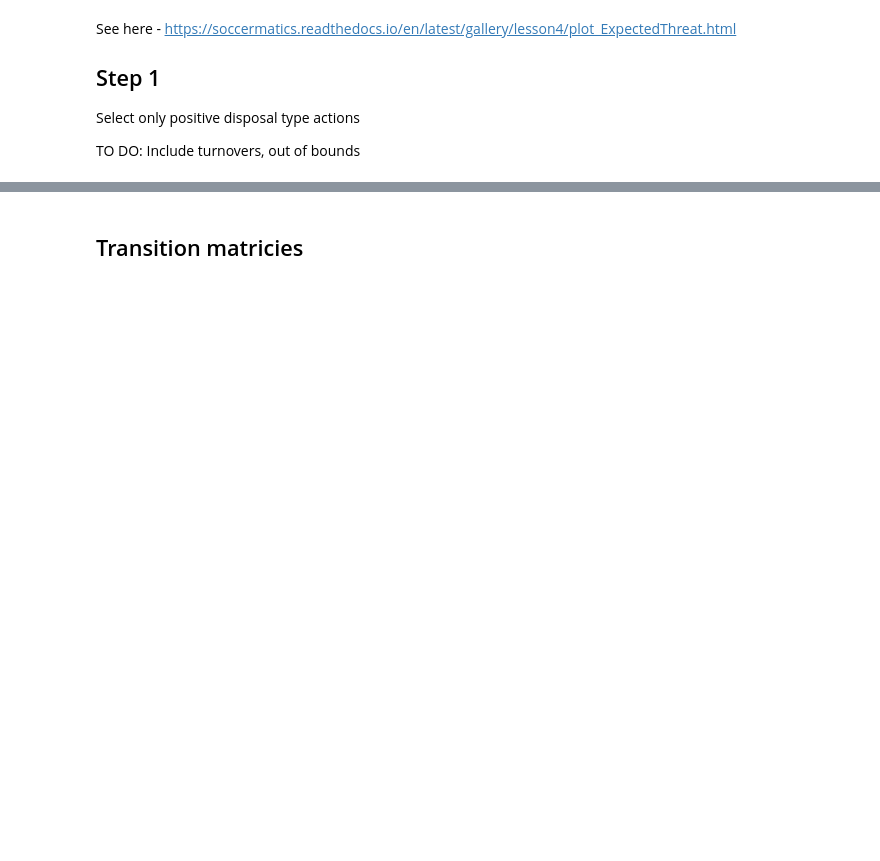
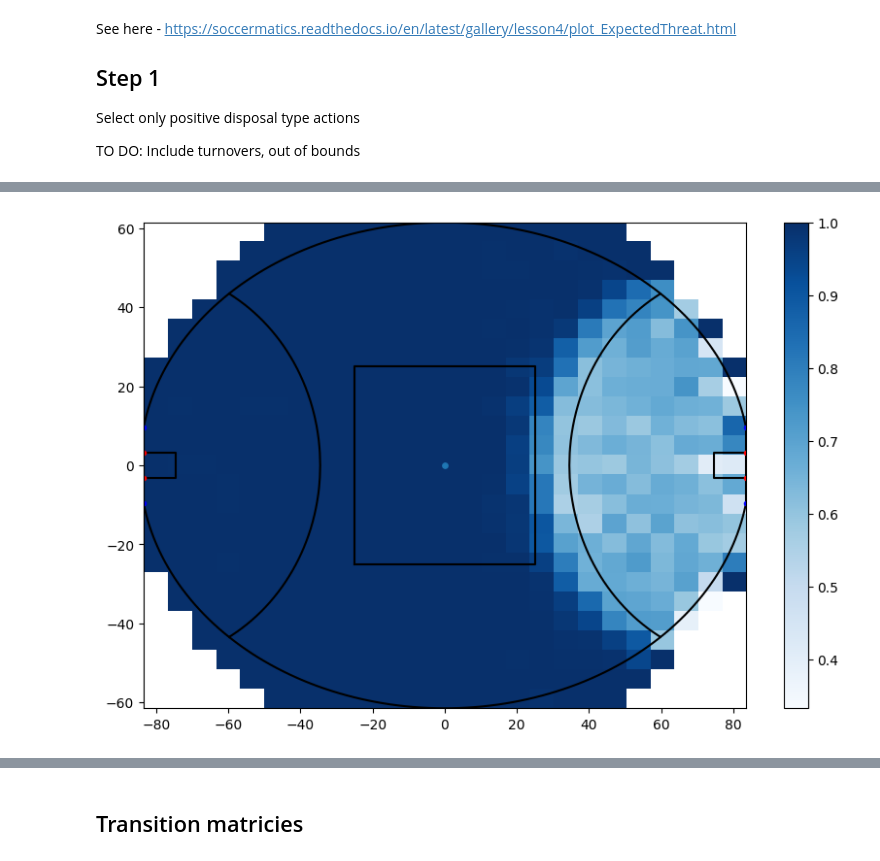
Before and after one commit to davescroggs/xThreat, a Jupyter notebook: python/shot_prob.ipynb, the cells around one changed output, grey strips where cells are left out. Saved outputs shown, nothing was run; the diff lists cells and outputs as text; code cells hidden in the pictures; blank space fills up the shorter version.

```diff
--- a/python/shot_prob.ipynb
+++ b/python/shot_prob.ipynb
@@ -151 +171,17 @@ generate_afl_oval('MCG')
+# %%
+plot_df = move_probability.reset_index()
+plot_df['x'] = plot_df.xInitialPoss_bin.apply(lambda s: np.round(s.values.left,3)).astype('float')
+plot_df['y'] = plot_df.yInitialPoss_bin.apply(lambda s: np.round(s.values.left,3)).astype('float')
+plot_df = plot_df.sort_values(by='y')
+plot_df = plot_df.pivot(index='y', columns='x', values='count')
+plot_df = plot_df.reindex(columns=sorted(plot_df.columns))
+
+fig=plt.figure(figsize=(10, 6.5))
+ax=fig.add_subplot()
+pcm = ax.imshow(plot_df, zorder=0, aspect="auto", extent=venueDims,
+          cmap='Blues')
+plt.colorbar(pcm)
+generate_afl_oval(defaultVenue)
+# %% [output]
+[figure, added]
 # %%
```
Also changed, not shown: parts of 8 cells of this notebook.
